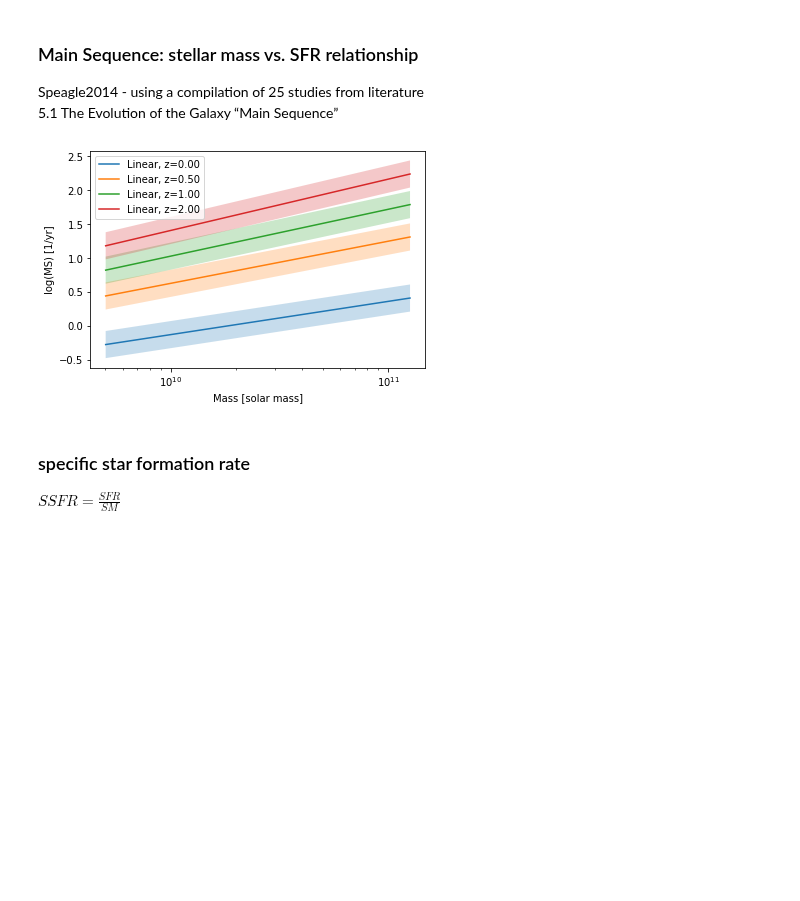
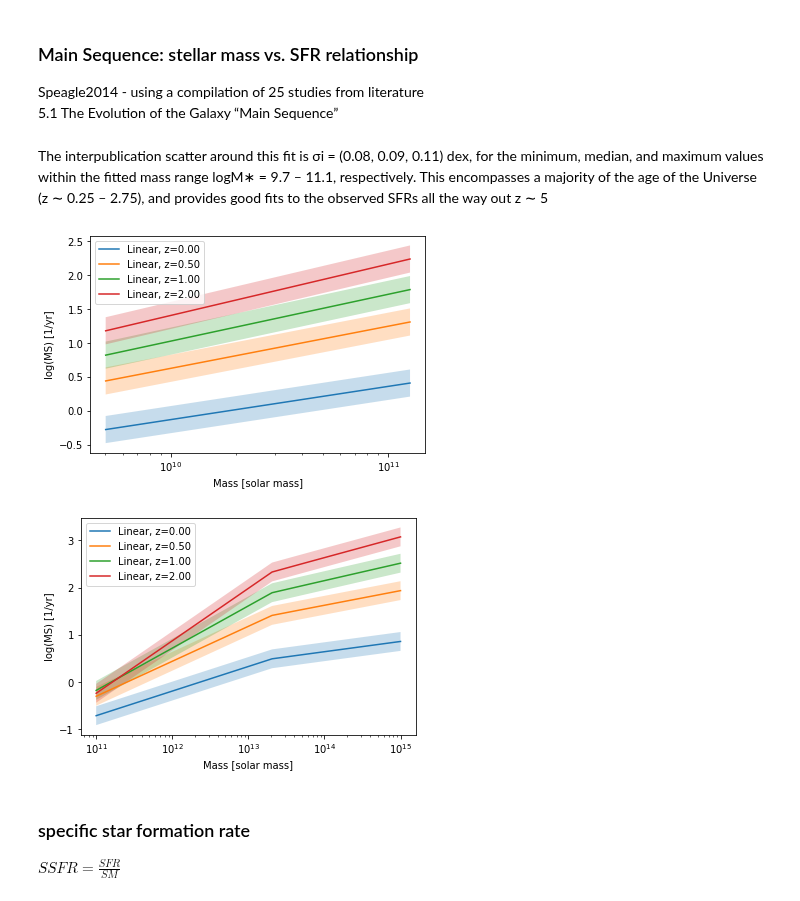
Before and after one commit to eklem1/GalaxySim, a Jupyter notebook: SFRs.ipynb, the cells around one changed output. Cells and saved outputs as stored; diff of their text form; code cells hidden in the pictures; blank space fills up the shorter version.

```diff
--- a/SFRs.ipynb
+++ b/SFRs.ipynb
@@ -110,23 +95,45 @@ def phi(age, mass, redshift=True):
+# %% [markdown]
+The interpublication scatter around this fit is σi = (0.08, 0.09, 0.11) dex, for the minimum, median, and maximum
+values within the fitted mass range logM∗ = 9.7 – 11.1, respectively. This encompasses a majority of the age of
+the Universe (z ∼ 0.25 – 2.75), and provides good fits to the observed SFRs all the way out z ∼ 5
 # %%
+pop = GalaxyHOD.GalaxyHOD()
+
 Sm = np.linspace(10**9.7, 10**11.1)
 
 for z in [0, 0.5, 1, 2]:
-    SFR = phi(z, Sm)
+    SFR = pop.SFR(z, Sm)
     error = np.ones(len(SFR)) * 0.2 #dex #the stated "true" scatter
 
     pl.semilogx(Sm, SFR, label="Linear, z=%.2f" %z)
     pl.fill_between(Sm, SFR-error, SFR+error, alpha=0.25)
 
 pl.legend()
 pl.ylabel('log(MS) [1/yr]')
 pl.xlabel('Mass [solar mass]')
 # pl.title('')
 
 pl.show()
 
-z = np.linspace(.1, 4, 100)
+#check if giving it halo mass works
+Hm = np.linspace(10**11, 10**15)
+
+for z in [0, 0.5, 1, 2]:
+    SFR = pop.SFR(z, Hm, True)
+    error = np.ones(len(SFR)) * 0.2 #dex #the stated "true" scatter
+
+    pl.semilogx(Hm, SFR, label="Linear, z=%.2f" %z)
+    pl.fill_between(Hm, SFR-error, SFR+error, alpha=0.25)
+
+pl.legend()
+pl.ylabel('log(MS) [1/yr]')
+pl.xlabel('Mass [solar mass]')
+# pl.title('')
+
+pl.show()
 # %% [output]
 [figure]
+[figure, added]
 # %% [markdown]
 ### specific star formation rate
 $SSFR = \frac{SFR}{SM}$
```
Also changed, not shown: parts of 8 cells of this notebook, 1 other file.
